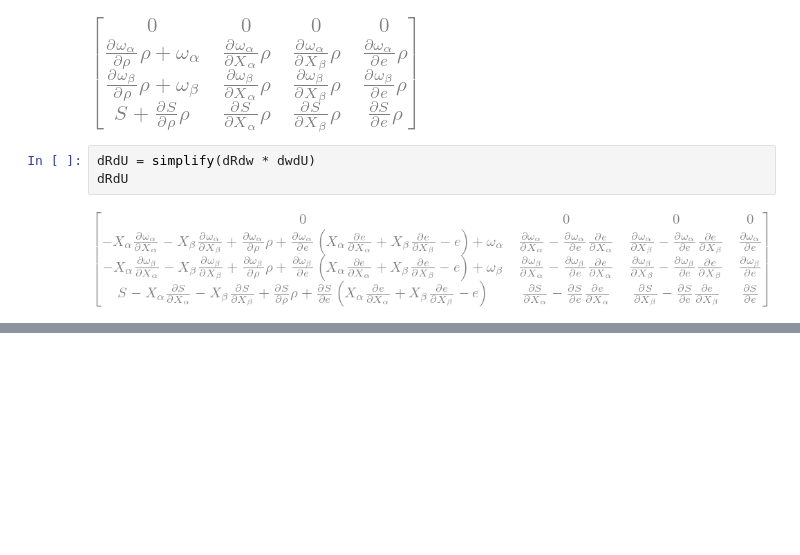
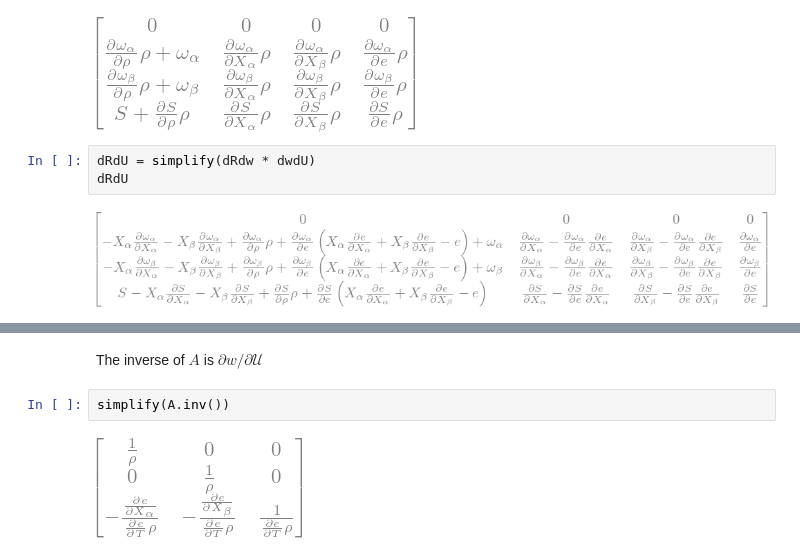
Before and after one commit to sbu-cafe/papers, a Jupyter notebook: simplified_sdc_intro/simplified_sdc_derivations_new.ipynb, the cells around one changed output, grey strips where cells are left out. Drawn from its saved outputs; the diff is of its cells as text; blank space fills up the shorter version.

```diff
--- a/simplified_sdc_intro/simplified_sdc_derivations_new.ipynb
+++ b/simplified_sdc_intro/simplified_sdc_derivations_new.ipynb
@@ -108,0 +135,6 @@ dRdU
+# %% [markdown]
+The inverse of $A$ is $\partial w/\partial \mathcal{U}$
+# %%
+simplify(A.inv())
+# %% [output]
+[figure, added]
```
Also changed, not shown: parts of 8 cells of this notebook, 1 other file.
